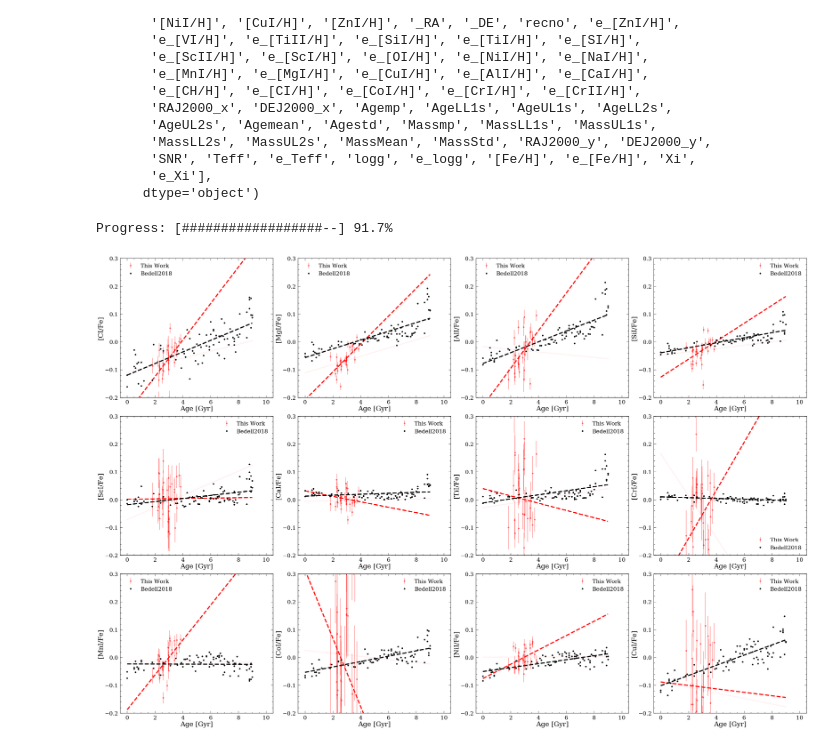
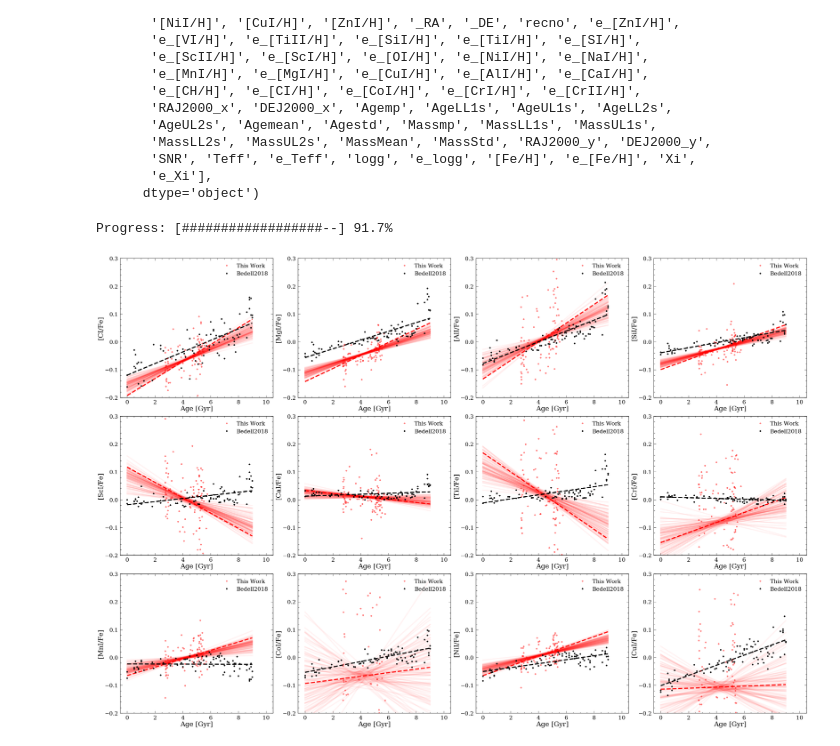
Before and after one commit to lyx12311/KeplerAges, a Jupyter notebook: VD_Rvar.ipynb, the cells around one changed output. Saved outputs shown, nothing was run; the diff lists cells and outputs as text; code cells hidden in the pictures.

```diff
--- a/VD_Rvar.ipynb
+++ b/VD_Rvar.ipynb
@@ -290,0 +298,18 @@ df_plot['dv_MAD'].hist()
+# %%
+#Calcdv(df_w,'teff_calc','Rvar',150)
+bintemps=[300,400,450,500,550,600,650,700]
+binprots=[0.4,0.5,0.7,0.8,1.]
+
+df_w['Rvar_log']=np.log10(df_w['Rvar'])
+df_w=df_w.reset_index(drop=True)
+f=open('VD_bin_rvar','w+')
+f.write('KID, vd, vd_err\n')
+sys.stdout.flush()
+for i in range(len(df_w)):
+    update_progress(i/len(df_w))
+    kid, vd,vd_err=testBin(df_w,'teff_calc','Rvar_log',i, bintemps,binprots)
+    f.write(str(kid)+','+str(vd)+','+str(vd_err)+'\n')
+    sys.stdout.flush()
+    f.flush()
+
+#Calcdv(df_w,'teff_calc','Rvar',150)
@@ -386,14 +438,15 @@ df_w=pd.read_pickle(fname)
 
 #df_w['age_MAD']=AVD(df_w['dv_MAD'],*theta)
 p_mp, p_mr, p_a = get_avr_coefficients()
-df_w['age_MAD']=v_to_age(df_w['dv_MAD'],p_mp)
+df_w['age']=v_to_age(df_w[' vd'],p_mp)
+df_w['age_err']=v_to_age(df_w[' vd_err'],p_mp)
 
 #df_w['age_model_err']=abs(df_w['dv_MAD_err'])*df_w['age_MAD']
-df_w['age_model_err']=np.zeros(len(df_w))
+#df_w['age_model_err']=np.zeros(len(df_w))
 #df_w['age_fit_err']=age_err(df_w['dv_MAD'],*theta,*theta_err)
-df_w['age_fit_err']=np.zeros(len(df_w))
+#df_w['age_fit_err']=np.zeros(len(df_w))
 
-df_w['age_MAD_err']=np.sqrt(np.power(df_w['age_model_err'],2.)+np.power(df_w['age_fit_err'],2.))
+#df_w['age_MAD_err']=np.sqrt(np.power(df_w['age_model_err'],2.)+np.power(df_w['age_fit_err'],2.))
 
 #df_w['age_STD']=AVD(df_w['dv_STD'],*theta)
 
@@ -434,10 +507,12 @@ df_w['Rvar'].hist()
 # %%
-with fits.open('APOGEECM') as data_ga:
+with fits.open('APOGEECM_allKepler') as data_ga:
     APOGEE_CM = pd.DataFrame(data_ga[1].data, dtype="float64")
-df_st=pd.merge(APOGEE_CM,df_w,left_on='KID',right_on='KID',how='inner')
+df_st=pd.merge(APOGEE_CM,pd.read_pickle('NewData/RvarVP_MS_150_w015_bin.pkl'),
+               left_on='GAIA_SOURCE_ID',right_on='source_id',how='inner')
 """
 APOGEE=pd.read_pickle('/Users/lucy/Desktop/ASTR/Columbia/GalacticArch/APOGEE.pkl')
 df_st=pd.merge(APOGEE,df_w,left_on='GAIA_SOURCE_ID',right_on='source_id',how='inner')
 """
+df_st=df_st.drop_duplicates(subset='KID')
 df_st
 # %% [output]
@@ -457,7 +532,7 @@ df_st
 # %%
 df_st=df_st.loc[abs(df_st['FE_H'])<0.1]
-df_st=df_st.loc[abs(df_st['teff_calc_y']-5778)<=100]
-df_st=df_st.loc[abs(df_st['LOGG']-4.43)<=0.1]
+df_st=df_st.loc[abs(df_st['teff_calc']-5778)<=100]
+df_st=df_st.loc[abs(df_st['LOGG_1']-4.43)<=0.1]
 
 print(len(df_st))
 df_ka=pd.read_table('BedellAbund.csv',delimiter=',')
@@ -510,37 +585,37 @@ for i in range(len(abun_apog)):
     plt.errorbar(df_plot[plotv],df_plot[abun_apog[i]],yerr=df_plot[abun_apog[i]+"_ERR"],
                  xerr=df_plot[plotv+'_err'],fmt='ro',label='This Work',alpha=0.5)
     """
-    plt.errorbar(df_plot[plotv],df_plot[abun_apog[i]],yerr=df_plot[abun_apog[i]+"_ERR"],fmt='ro',label='This Work',alpha=0.5)
-
+    #plt.errorbar(df_plot[plotv],df_plot[abun_apog[i]],yerr=df_plot[abun_apog[i]+"_ERR"],fmt='ro',label='This Work',alpha=0.5)
+    plt.errorbar(df_plot[plotv],df_plot[abun_apog[i]],fmt='ro',label='This Work',alpha=0.5)
 
     z = np.polyfit(df_plot[plotv],df_plot[abun_apog[i]],1)
     p = np.poly1d(z)
     plt.plot(range(10),p(range(10)),'r--',linewidth=5)
 
-    for k in range(1):
+    for k in range(100):
         new_age_mock=np.array([np.random.normal(df_plot.iloc[j][plotv],
                         df_plot.iloc[j][plotv+'_err']) for j in range(len(df_plot))])
         new_abun_mock=np.array([np.random.normal(df_plot.iloc[j][abun_apog[i]],
                         df_plot.iloc[j][abun_apog[i]+"_ERR"]) for j in range(len(df_plot))])
         z = np.polyfit(new_age_mock,new_abun_mock,1)
         p = np.poly1d(z)
         plt.plot(range(10),p(range(10)),'r-',linewidth=5,alpha=0.05)
 
     z = np.polyfit(df_st_md['Agemp'], df_st_md[abund[abun_apog[i]]+'H]']-df_st_md['[Fe/H]'],1)
     p = np.poly1d(z)
 
     plt.errorbar(df_st_md['Agemp'],df_st_md[abund[abun_apog[i]]+'H]']-df_st_md['[Fe/H]'],
                  fmt='ko',label='Bedell2018')
     plt.plot(range(10),p(range(10)),'k--',linewidth=5)
 
 
     plt.ylim([-0.2,0.3])
     plt.xlim([-0.5,10.5])
     plt.ylabel(abund[abun_apog[i]]+'Fe]')
     plt.xlabel('Age [Gyr]')
     plt.legend()
 plt.tight_layout()
-plt.savefig('Abundances_Prot.png')
+plt.savefig('Abundances_Rvar.png')
 # %% [output]
 Progress: [##################--] 91.7%
-[figure, old version]
+[figure, new version]
```
Also changed, not shown: parts of 16 cells of this notebook, 17 other files.
